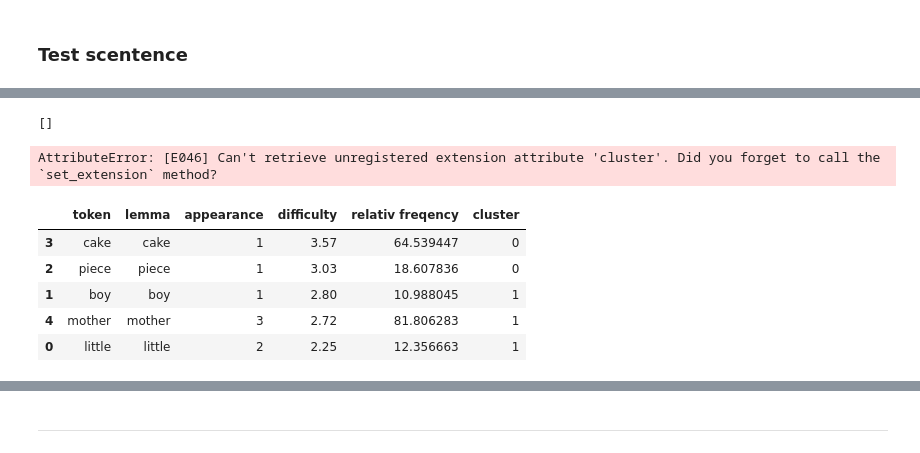
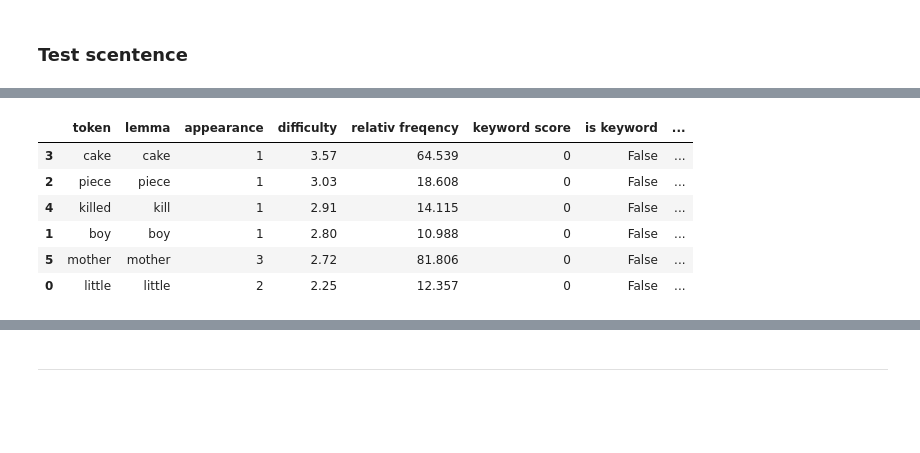
Before and after one commit to OshFrosch/Vocabulary-Predictor, a Jupyter notebook: src/notebooks/Pipeline Notebook.ipynb, the cells around one changed output, grey strips where cells are left out. Saved outputs shown, nothing was run; the diff lists cells and outputs as text; code cells hidden in the pictures; blank space fills up the shorter version.

Commit message:
reworked pipeline notebook
preperation for further implementation choices

```diff
--- a/src/notebooks/First Project Pipeline.ipynb
+++ b/src/notebooks/Pipeline Notebook.ipynb
@@ -270,8 +145,4 @@ nlp.pipe_names'''
 # %% [markdown]
 ### Keywords Extraction
-# %%
-Doc.set_extension('keywords', default=[], force=True)
-Token.set_extension('is_keyword', default=False, force=True)
-Token.set_extension('keyword_score', default=-20, force=True)
 # %%
 def check_keyphrases(doc):
@@ -300,5 +212,5 @@ def check_keyphrases(doc):
 # %%
-nlp.add_pipe(check_keyphrases)
+nlp = create_pipeline()
 nlp.pipe_names
 # %% [output]
 ['tagger',
@@ -313,6 +223,19 @@ nlp.pipe_names
  'check_keyphrases']
 # %% [markdown]
 # Test Processing
+# %%
+def df_from_doc(doc):
+    data = []
+    for token in doc:
+        if not token._.is_excluded:
+            data.append((token, token.lemma_, token._.appearance, token._.difficulty, token._.relativ_freq, token._.keyword_score, token._.is_keyword))
+    df = pd.DataFrame(data, columns=['token', 'lemma', 'appearance', 'difficulty', 'relativ freqency', 'keyword score', 'is keyword'])
+
+    df[['difficulty_rank', 'keyword_rank']] = df[['difficulty', 'keyword score']].rank(ascending=False)
+
+    df['overall_ranking'] = df['difficulty']
+
+    return df
 # %% [markdown]
 ### Test scentence
 # %%
@@ -325,4 +247,0 @@ Keywords: 0
-# %%
-doc._.keywords
-# %% [output]
-[]
@@ -331,18 +248,12 @@ doc._.keywords
-# %%
-data = []
-for token in doc:
-    if not token._.is_excluded:
-        data.append((token, token.lemma_, token._.appearance, token._.difficulty, token._.relativ_freq, token._.cluster))
-df = pd.DataFrame(data, columns=['token', 'lemma', 'appearance', 'difficulty', 'relativ freqency', 'cluster'])
-df.head(100)
-# %% [output]
-AttributeError: [E046] Can't retrieve unregistered extension attribute 'cluster'. Did you forget to call the `set_extension` method?
+# %%
+df = df_from_doc(doc)
 # %%
-df.sort_values(by=['difficulty'], ascending=False)
+df.sort_values(by=['overall_ranking'], ascending=False)
 # %% [output]
-|  | token | lemma | appearance | difficulty | relativ freqency | cluster |
-| 3 | cake | cake | 1 | 3.57 | 64.539447 | 0 |
-| 2 | piece | piece | 1 | 3.03 | 18.607836 | 0 |
-| 1 | boy | boy | 1 | 2.80 | 10.988045 | 1 |
-| 4 | mother | mother | 3 | 2.72 | 81.806283 | 1 |
-| 0 | little | little | 2 | 2.25 | 12.356663 | 1 |
+|  | token | lemma | appearance | difficulty | relativ freqency | keyword score | is keyword | ... |
+| 3 | cake | cake | 1 | 3.57 | 64.539 | 0 | False | ... |
+| 2 | piece | piece | 1 | 3.03 | 18.608 | 0 | False | ... |
+| 4 | killed | kill | 1 | 2.91 | 14.115 | 0 | False | ... |
+| 1 | boy | boy | 1 | 2.80 | 10.988 | 0 | False | ... |
+| 5 | mother | mother | 3 | 2.72 | 81.806 | 0 | False | ... |
+| 0 | little | little | 2 | 2.25 | 12.357 | 0 | False | ... |
```
Also changed, not shown: parts of 38 cells of this notebook.
